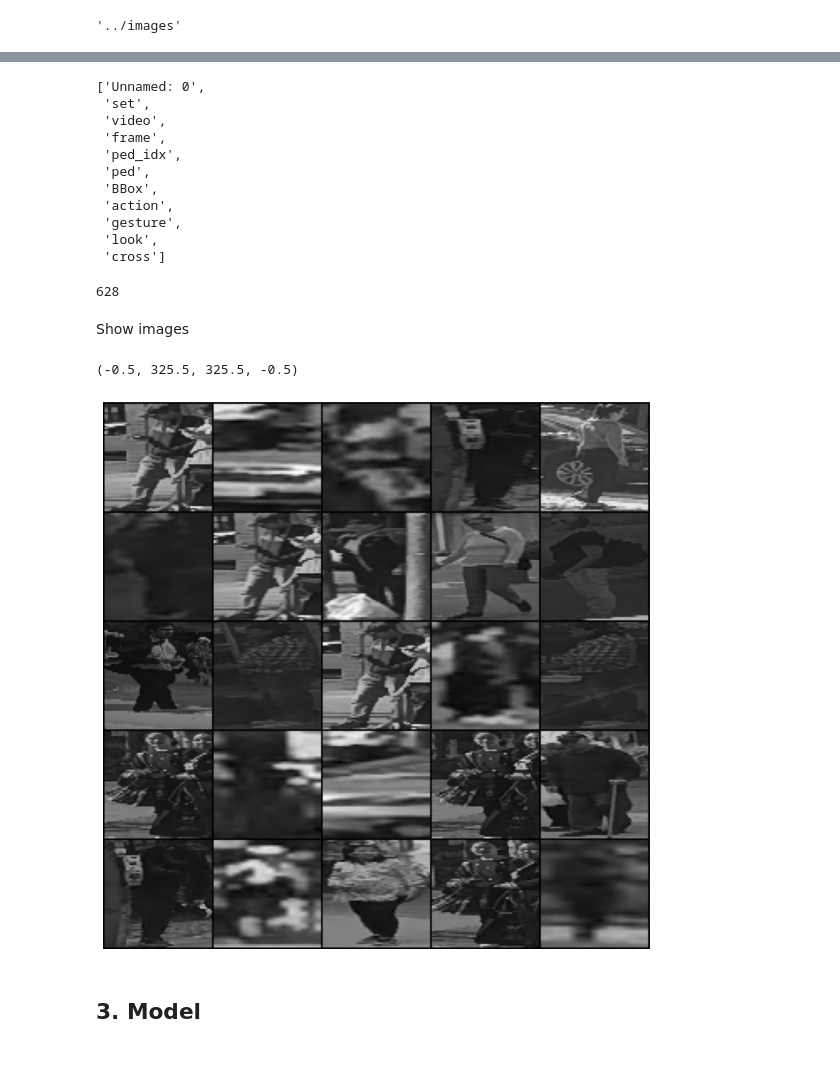
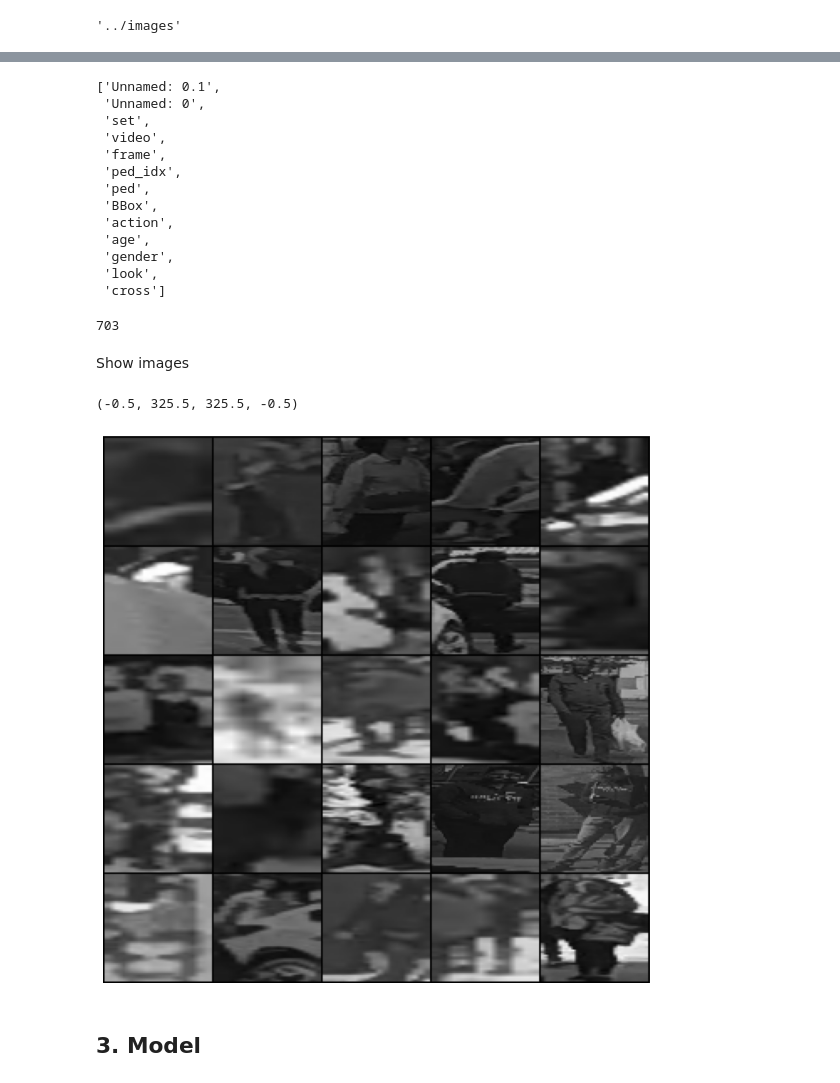
Before and after one commit to Matovic/pedestrian-classification, a Jupyter notebook: src/CNN_best_parameters.ipynb, the cells around one changed output, grey strips where cells are left out. Cells and saved outputs as stored; diff of their text form; code cells hidden in the pictures.

```diff
--- a/src/CNN_best_parameters.ipynb
+++ b/src/CNN_best_parameters.ipynb
@@ -128,6 +129,8 @@ class PIE_dataset(Dataset):
         """
         file_name = self.all_filenames[index]
         img_path = self.img_path + file_name
+        # print(img_path)
+
         # Read the input image
         img = Image.open(img_path)#.convert('RGB')
         # convert image to torch tensor
@@ -160,6 +163,7 @@ class PIE_dataset(Dataset):
         video_name = img_path[set_idx_start+6:set_idx_start+16]
         ped_name = img_path[set_idx_start+17:ped_index]
         frame_name = img_path[ped_index + 1:]
+        #print(set_name, video_name, ped_name, frame_name)
 
         label = self.all_annotations.loc[
             (self.all_annotations.set == set_name) &
@@ -167,6 +171,7 @@ class PIE_dataset(Dataset):
             (self.all_annotations.frame == frame_name) &
             (self.all_annotations.ped == ped_name)
         ]
+        #print(label)
 
         label_action = torch.tensor(self.label_action[label.index[0]], dtype=torch.long)
         label_gender = torch.tensor(self.label_gender[label.index[0]], dtype=torch.long)
@@ -175,7 +180,7 @@ class PIE_dataset(Dataset):
 
         return {'data': normalized_img_tensor,
                 'label_action': label_action,
-                'label_gesture': label_gender,
+                'label_gender': label_gender,
                 'label_look': label_look,
                 'label_cross': label_cross,
                 'img_idx': index}
@@ -221,7 +226,8 @@ train_dataset.all_filenames
 # %%
 train_dataset.all_annotations_meaning
 # %% [output]
-['Unnamed: 0',
+['Unnamed: 0.1',
+ 'Unnamed: 0',
  'set',
  'video',
  'frame',
@@ -229,13 +235,14 @@ train_dataset.all_annotations_meaning
  'ped',
  'BBox',
  'action',
- 'gesture',
+ 'age',
+ 'gender',
  'look',
  'cross']
 # %%
 len(train_dataset)
 # %% [output]
-628
+703
 # %%
 BATCH_SIZE = 64
 
@@ -249,23 +256,23 @@ Show images
 # %%
 f = plt.figure(figsize=(10,6)) #plotting
 f.set_size_inches(18.5, 10.5)
 f.set_dpi(100)
 
 #Plotting 25 images from the 1st batch
 dataiter = iter(train_dataloader)
 sample = next(dataiter)
 
 images, y_batch_action, y_batch_gesture, \
             y_batch_look, y_batch_cross, idx = sample['data'], sample['label_action'], \
-                sample['label_gesture'], sample['label_look'], sample['label_cross'], \
+                sample['label_gender'], sample['label_look'], sample['label_cross'], \
                     sample['img_idx']
 
 plt.imshow(np.transpose(torchvision.utils.make_grid(
   images[:25], normalize=True, padding=1, nrow=5).numpy(), (1, 2, 0)))
 plt.axis('off')
 # %% [output]
 (-0.5, 325.5, 325.5, -0.5)
-[figure, old version]
+[figure, new version]
 # %% [markdown]
 ## 3. Model
 # %%
```
Also changed, not shown: parts of 19 cells of this notebook, 3 other files.
